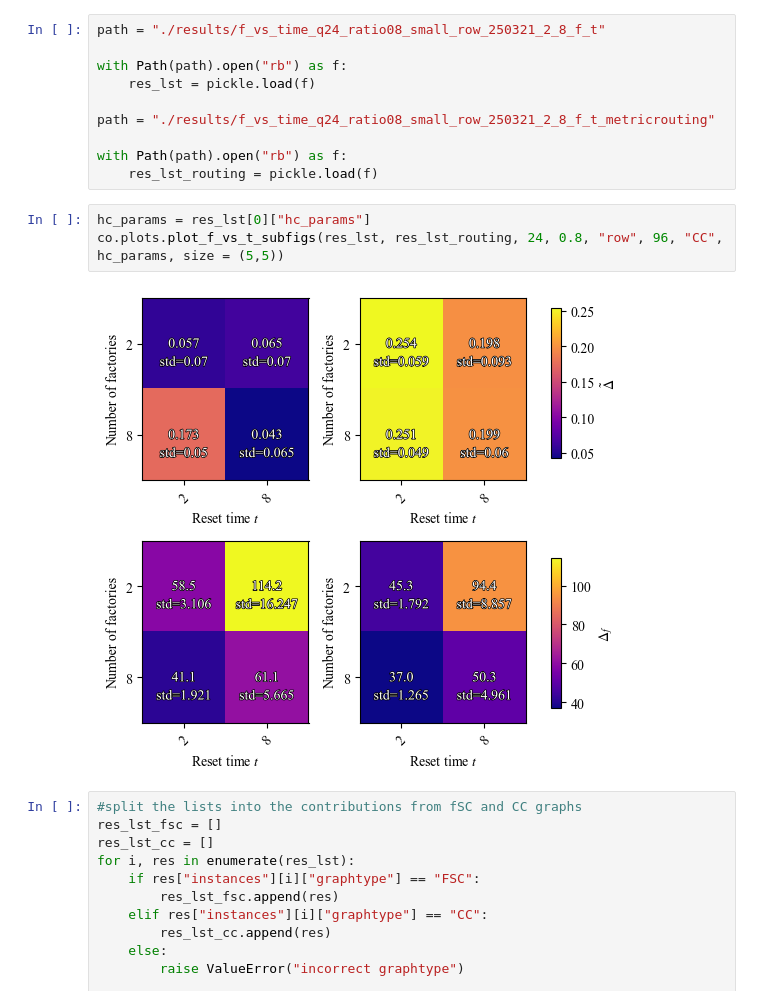
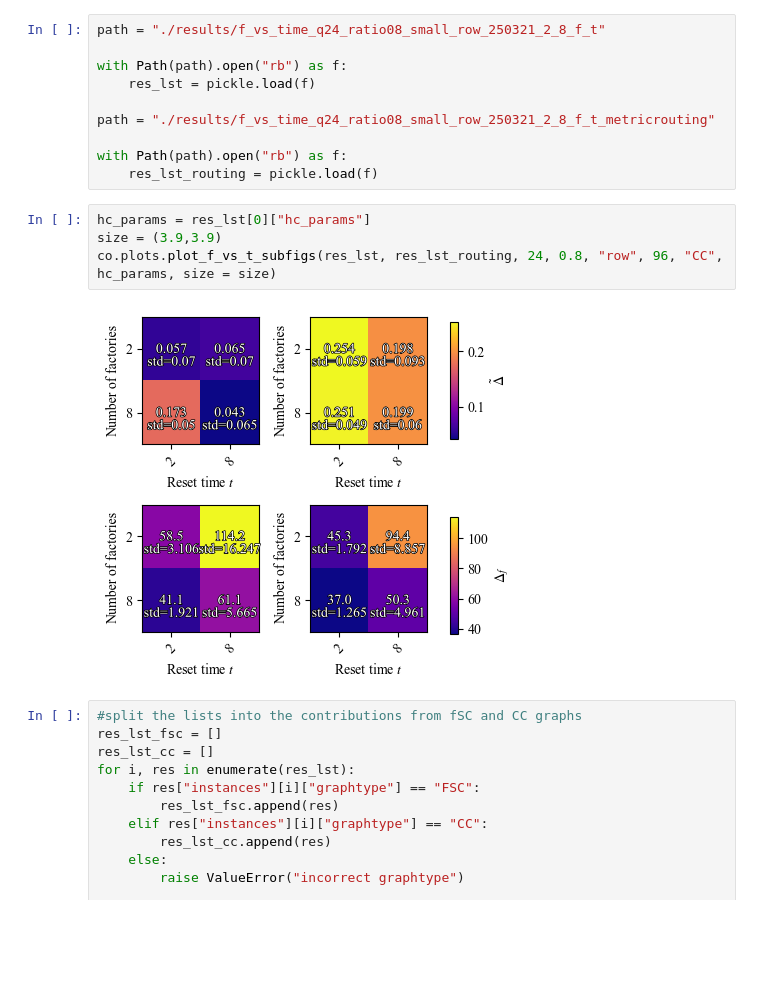
Before and after one commit to LSHerzog/mqt-qecc, a Jupyter notebook: src/mqt/qecc/co3/plots/numerics_summarized.ipynb, the cells around one changed output. Cells and saved outputs as stored; diff of their text form; blank space fills up the shorter version.

```diff
--- a/src/mqt/qecc/co3/plots/numerics_summarized.ipynb
+++ b/src/mqt/qecc/co3/plots/numerics_summarized.ipynb
@@ -140,9 +21,10 @@ with Path(path).open("rb") as f:
     res_lst_routing = pickle.load(f)
 # %%
 hc_params = res_lst[0]["hc_params"]
-co.plots.plot_f_vs_t_subfigs(res_lst, res_lst_routing, 24, 0.8, "row", 96, "CC", hc_params, size = (5,5))
+size = (3.9,3.9)
+co.plots.plot_f_vs_t_subfigs(res_lst, res_lst_routing, 24, 0.8, "row", 96, "CC", hc_params, size = size)
 # %% [output]
-[figure, old version]
+[figure, new version]
 # %%
 #split the lists into the contributions from fSC and CC graphs
 res_lst_fsc = []
```
Also changed, not shown: parts of 4 cells of this notebook, 1 other file.
